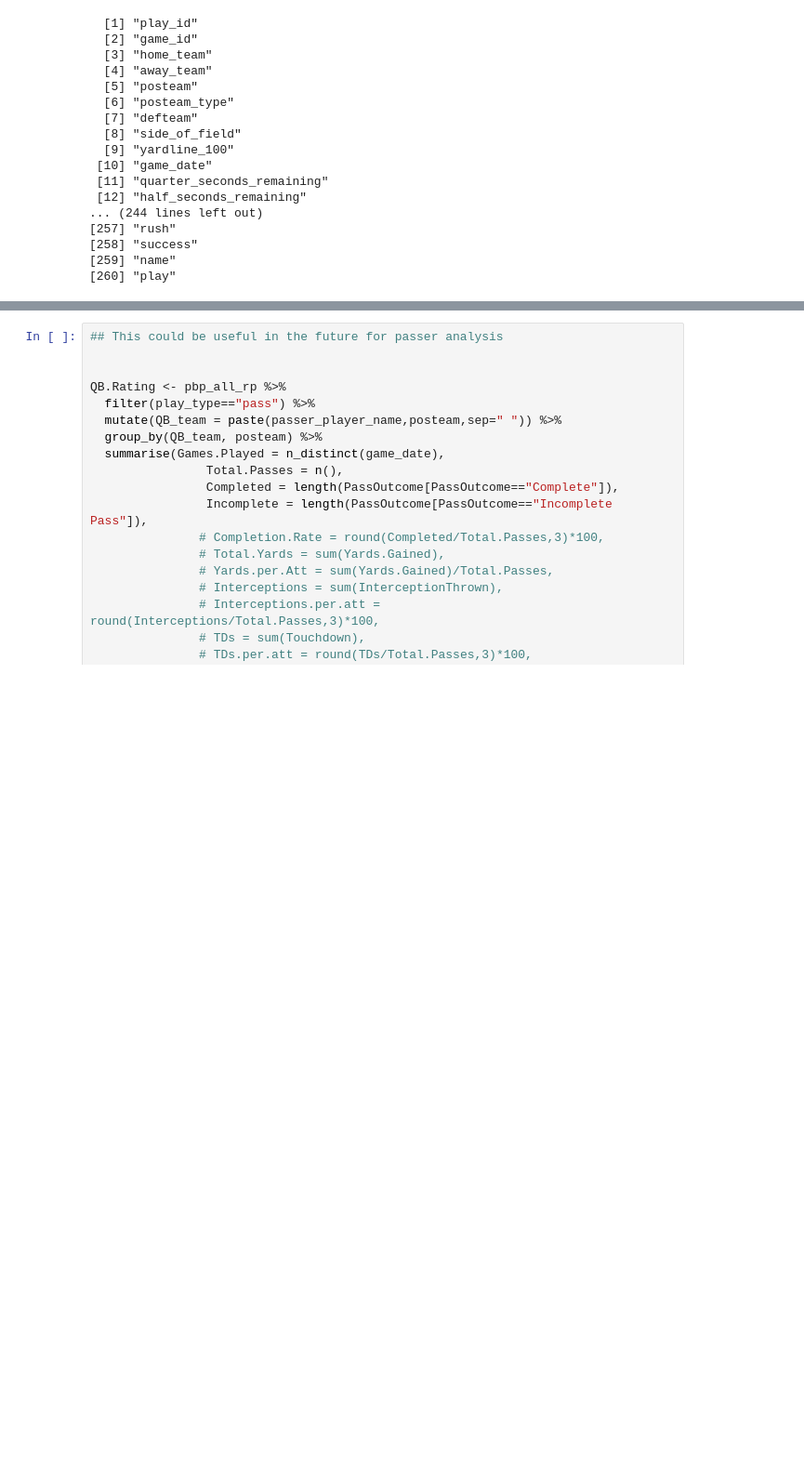
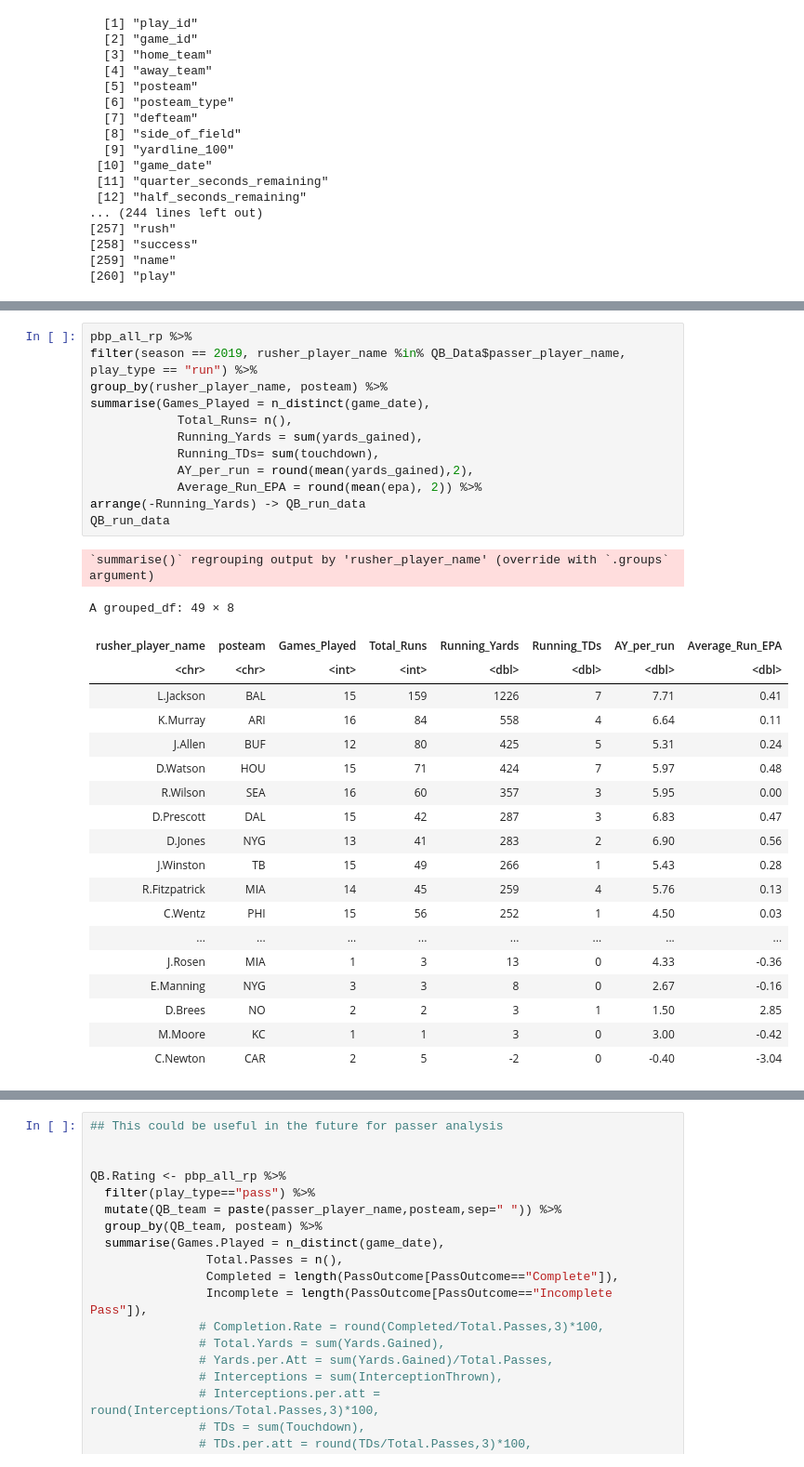
Before and after one commit to rennerm1/NFL-Data-Science-Project, a Jupyter notebook: playingaround.ipynb, the cells around one changed output, grey strips where cells are left out. Shown at 93% size. Saved outputs shown, nothing was run; the diff lists cells and outputs as text; blank space fills up the shorter version.

```diff
--- a/playingaround.ipynb
+++ b/playingaround.ipynb
@@ -706,0 +695,33 @@ A tibble: 0 × 260
+# %%
+pbp_all_rp %>%
+filter(season == 2019, rusher_player_name %in% QB_Data$passer_player_name, play_type == "run") %>%
+group_by(rusher_player_name, posteam) %>%
+summarise(Games_Played = n_distinct(game_date),
+            Total_Runs= n(),
+            Running_Yards = sum(yards_gained),
+            Running_TDs= sum(touchdown),
+            AY_per_run = round(mean(yards_gained),2),
+            Average_Run_EPA = round(mean(epa), 2)) %>%
+arrange(-Running_Yards) -> QB_run_data
+QB_run_data
+# %% [output]
+`summarise()` regrouping output by 'rusher_player_name' (override with `.groups` argument)
+A grouped_df: 49 × 8
+| rusher_player_name | posteam | Games_Played | Total_Runs | Running_Yards | Running_TDs | AY_per_run | Average_Run_EPA |
+| <chr> | <chr> | <int> | <int> | <dbl> | <dbl> | <dbl> | <dbl> |
+| L.Jackson | BAL | 15 | 159 | 1226 | 7 | 7.71 | 0.41 |
+| K.Murray | ARI | 16 | 84 | 558 | 4 | 6.64 | 0.11 |
+| J.Allen | BUF | 12 | 80 | 425 | 5 | 5.31 | 0.24 |
+| D.Watson | HOU | 15 | 71 | 424 | 7 | 5.97 | 0.48 |
+| R.Wilson | SEA | 16 | 60 | 357 | 3 | 5.95 | 0.00 |
+| D.Prescott | DAL | 15 | 42 | 287 | 3 | 6.83 | 0.47 |
+| D.Jones | NYG | 13 | 41 | 283 | 2 | 6.90 | 0.56 |
+| J.Winston | TB | 15 | 49 | 266 | 1 | 5.43 | 0.28 |
+| R.Fitzpatrick | MIA | 14 | 45 | 259 | 4 | 5.76 | 0.13 |
+| C.Wentz | PHI | 15 | 56 | 252 | 1 | 4.50 | 0.03 |
+| ... | ... | ... | ... | ... | ... | ... | ... |
+| J.Rosen | MIA | 1 | 3 | 13 | 0 | 4.33 | -0.36 |
+| E.Manning | NYG | 3 | 3 | 8 | 0 | 2.67 | -0.16 |
+| D.Brees | NO | 2 | 2 | 3 | 1 | 1.50 | 2.85 |
+| M.Moore | KC | 1 | 1 | 3 | 0 | 3.00 | -0.42 |
+| C.Newton | CAR | 2 | 5 | -2 | 0 | -0.40 | -3.04 |
```
Also changed, not shown: parts of 5 cells of this notebook.
